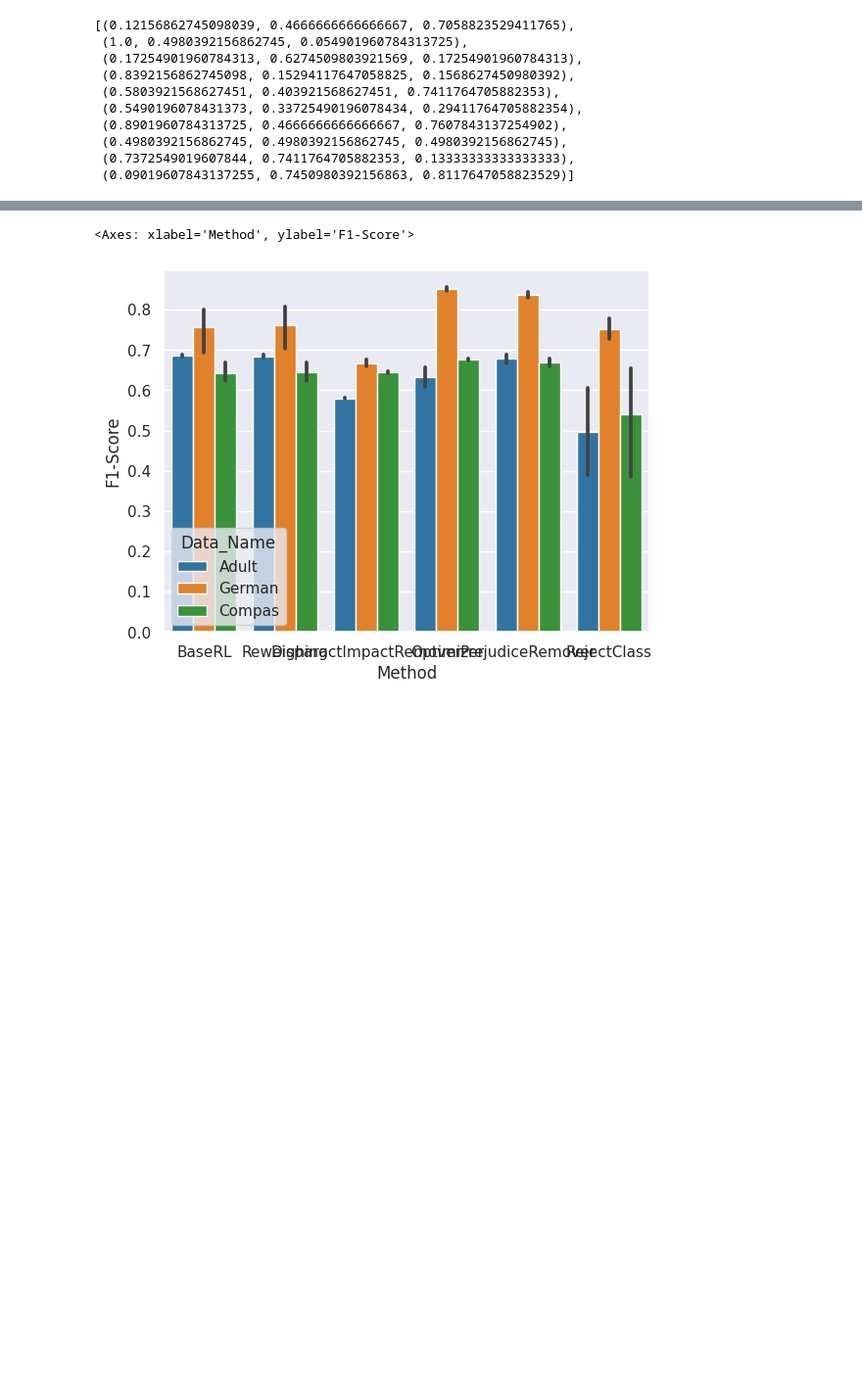
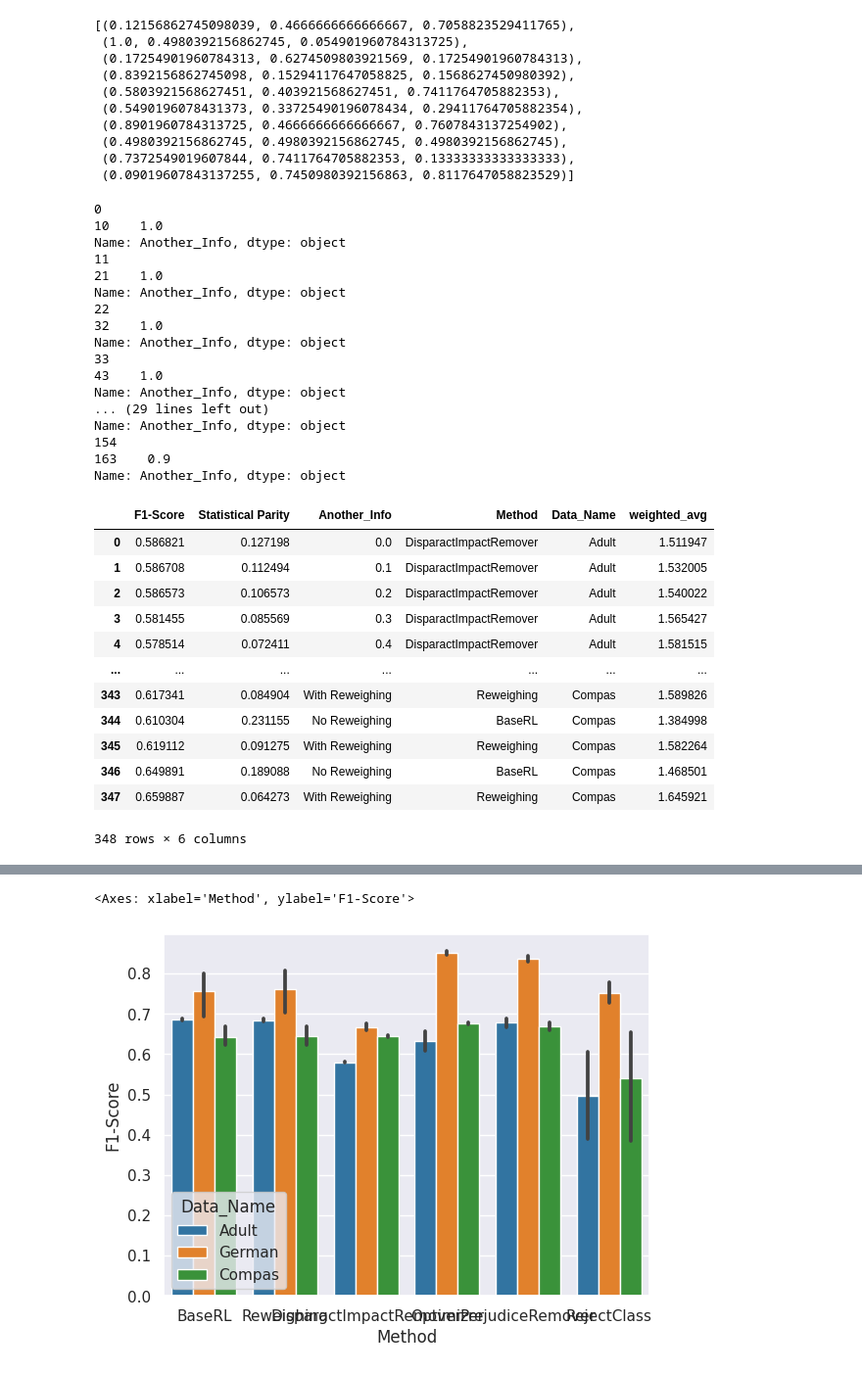
Before and after one commit to murilovpinheiro/Artigo-novo, a Jupyter notebook: graficos.ipynb, the cells around one changed output, grey strips where cells are left out. Shown at 98% size. Cells and saved outputs as stored; diff of their text form; code cells hidden in the pictures; blank space fills up the shorter version.

```diff
--- a/graficos.ipynb
+++ b/graficos.ipynb
@@ -15,3 +15,54 @@ sns.color_palette("tab10")
  (0.4980392156862745, 0.4980392156862745, 0.4980392156862745),
  (0.7372549019607844, 0.7411764705882353, 0.13333333333333333),
  (0.09019607843137255, 0.7450980392156863, 0.8117647058823529)]
+# %%
+def selectBest(data, jump):
+    indexes = data.index
+    for i in range(indexes[0], indexes[-1], jump):
+        print(i)
+        indice_inicial = i
+        indice_final = i + jump - 1
+
+        subconjunto = data.loc[indice_inicial:indice_final]
+        indice_maximo = subconjunto['weighted_avg'].nlargest(1).index
+
+        print(data.loc[indice_maximo, "Another_Info"])
+# %%
+df = pd.read_csv("final_results.csv")
+df.loc[((df['Method'] == "Reweighing") & (df['Another_Info'] == "No Reweighing")), 'Method'] = "BaseRL"
+# Imprimindo o dataset ordenado
+selectBest(df[(df['Method'] == "DisparactImpactRemover") & (df['Data_Name'] == "Adult")], 11) #=> 1
+selectBest(df[(df['Method'] == "DisparactImpactRemover") & (df['Data_Name'] == "German")], 11) #=> 0.2
+selectBest(df[(df['Method'] == "DisparactImpactRemover") & (df['Data_Name'] == "Compas")], 11) #=> 0.8
+df
+# %% [output]
+0
+10    1.0
+Name: Another_Info, dtype: object
+11
+21    1.0
+Name: Another_Info, dtype: object
+22
+32    1.0
+Name: Another_Info, dtype: object
+33
+43    1.0
+Name: Another_Info, dtype: object
+... (29 lines left out)
+Name: Another_Info, dtype: object
+154
+163    0.9
+Name: Another_Info, dtype: object
+|  | F1-Score | Statistical Parity | Another_Info | Method | Data_Name | weighted_avg |
+| 0 | 0.586821 | 0.127198 | 0.0 | DisparactImpactRemover | Adult | 1.511947 |
+| 1 | 0.586708 | 0.112494 | 0.1 | DisparactImpactRemover | Adult | 1.532005 |
+| 2 | 0.586573 | 0.106573 | 0.2 | DisparactImpactRemover | Adult | 1.540022 |
+| 3 | 0.581455 | 0.085569 | 0.3 | DisparactImpactRemover | Adult | 1.565427 |
+| 4 | 0.578514 | 0.072411 | 0.4 | DisparactImpactRemover | Adult | 1.581515 |
+| ... | ... | ... | ... | ... | ... | ... |
+| 343 | 0.617341 | 0.084904 | With Reweighing | Reweighing | Compas | 1.589826 |
+| 344 | 0.610304 | 0.231155 | No Reweighing | BaseRL | Compas | 1.384998 |
+| 345 | 0.619112 | 0.091275 | With Reweighing | Reweighing | Compas | 1.582264 |
+| 346 | 0.649891 | 0.189088 | No Reweighing | BaseRL | Compas | 1.468501 |
+| 347 | 0.659887 | 0.064273 | With Reweighing | Reweighing | Compas | 1.645921 |
+348 rows × 6 columns
```
Also changed, not shown: parts of 5 cells of this notebook.
